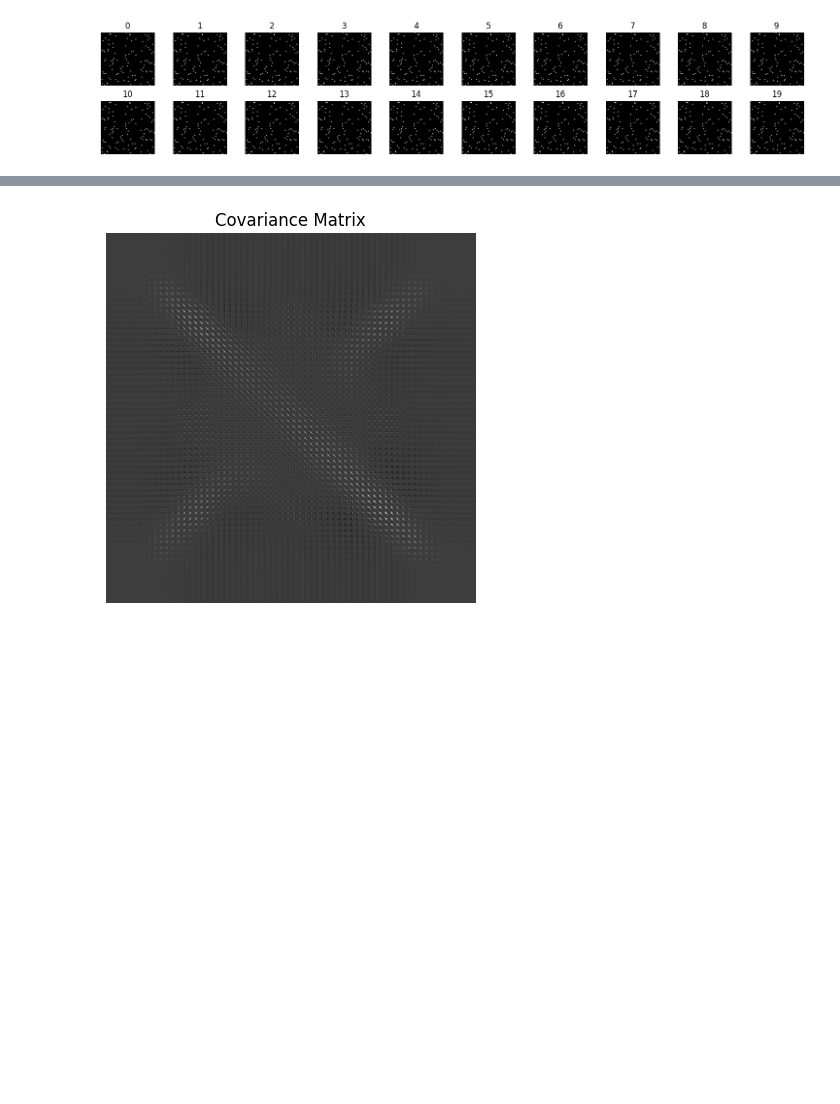
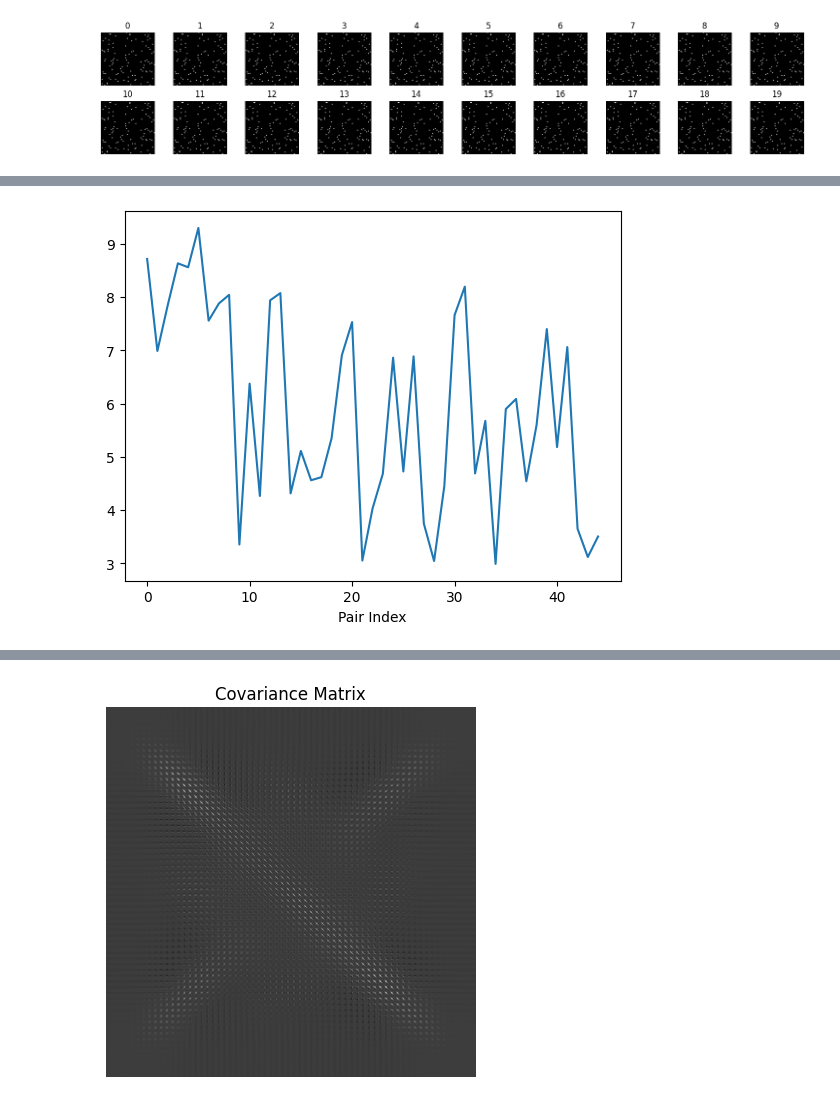
Before and after one commit to VishalLa/MathAI-Prototype, a Jupyter notebook: CNN_Model/pca.ipynb, the cells around one changed output, grey strips where cells are left out. Cells and saved outputs as stored; diff of their text form; code cells hidden in the pictures; blank space fills up the shorter version.

```diff
--- a/CNN_Model/pca.ipynb
+++ b/CNN_Model/pca.ipynb
@@ -139,0 +144,22 @@ Number of overlapping classes: 7
+# %%
+dist = []
+for i in range(len(overlapping_classes)):
+    for j in range(i + 1, len(overlapping_classes)):
+        class_i = overlapping_classes[i]
+        class_j = overlapping_classes[j]
+
+        # Get the points for each class
+        points_i = X_umap[y == class_i]
+        points_j = X_umap[y == class_j]
+
+        # Calculate the distance between the centroids of the two classes
+        centroid_i = np.mean(points_i, axis=0)
+        centroid_j = np.mean(points_j, axis=0)
+        distance = np.linalg.norm(centroid_i - centroid_j)
+
+        dist.append((class_i, class_j, distance))
+# %%
+plt.plot([d[2] for d in dist])
+plt.xlabel("Pair Index");
+# %% [output]
+[figure, added]
```
Also changed, not shown: parts of 14 cells of this notebook, 12 other files.
